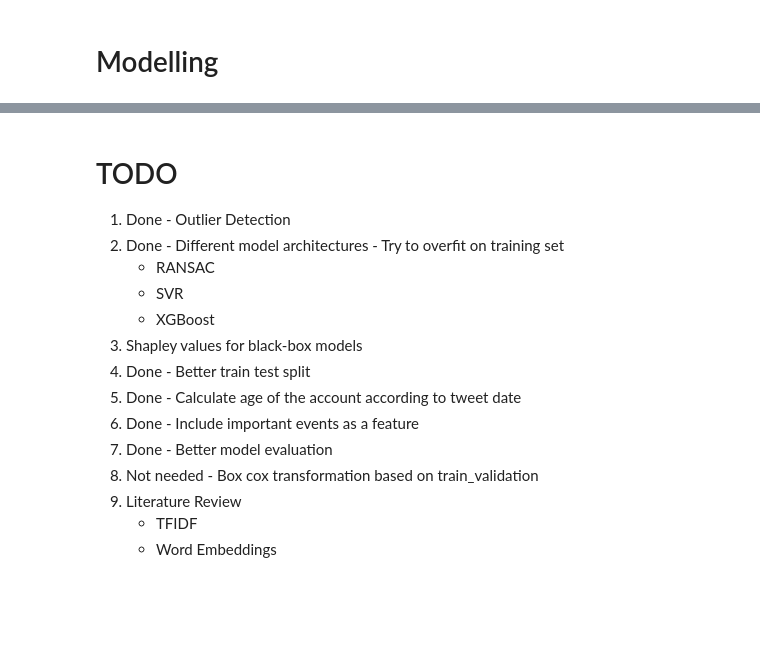
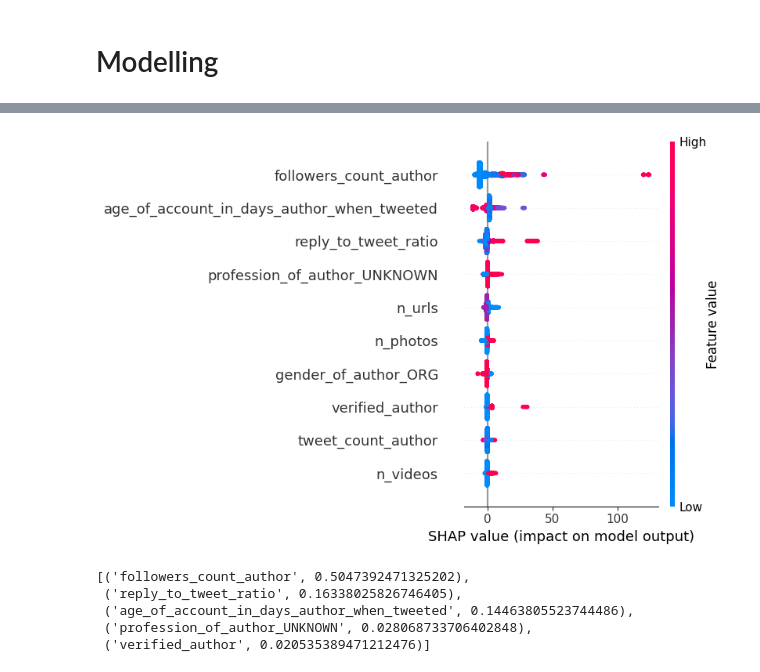
Before and after one commit to ossamum/kuleuven-thesis, a Jupyter notebook: 04_standard_tweet_like_count_predictive_modelling.ipynb, the cells around one changed output, grey strips where cells are left out. Saved outputs shown, nothing was run; the diff lists cells and outputs as text; code cells hidden in the pictures; blank space fills up the shorter version.

Commit message:
finalise 04 like count, 05 hypothesis testing

```diff
--- a/04_standard_tweet_like_count_predictive_modelling.ipynb
+++ b/04_standard_tweet_like_count_predictive_modelling.ipynb
@@ -898,17 +913,26 @@ plot_predicted_vs_true(y_test, y_test_predicted)
-# %% [markdown]
-# TODO
-
-1. Done - Outlier Detection
-2. Done - Different model architectures - Try to overfit on training set
-    - RANSAC
-    - SVR
-    - XGBoost
-3. Shapley values for black-box models
-4. Done - Better train test split
-5. Done -  Calculate age of the account according to tweet date
-6. Done - Include important events as a feature
-7. Done - Better model evaluation
-8. Not needed - Box cox transformation based on train_validation
-9. Literature Review
-    - TFIDF
-    - Word Embeddings
+# %%
+shap_values = shap.TreeExplainer(model).shap_values(x_test)
+# %%
+shap.summary_plot(
+    shap_values,
+    x_test,
+    feature_names=x_train.columns.to_list(),
+    max_display=10,
+    show=False,
+)
+plt.savefig("shap.png")
+# %% [output]
+[figure, added]
+# %%
+importances = decision_tree_model.feature_importances_
+importance_with_names = list(zip(x_train.columns.to_list(), importances))
+importance_with_names = list(
+    sorted(importance_with_names, key=lambda x: x[1], reverse=True)
+)
+importance_with_names[:5]
+# %% [output]
+[('followers_count_author', 0.5047392471325202),
+ ('reply_to_tweet_ratio', 0.16338025826746405),
+ ('age_of_account_in_days_author_when_tweeted', 0.14463805523744486),
+ ('profession_of_author_UNKNOWN', 0.028068733706402848),
+ ('verified_author', 0.020535389471212476)]
```
Also changed, not shown: parts of 28 cells of this notebook, 1 other file.
